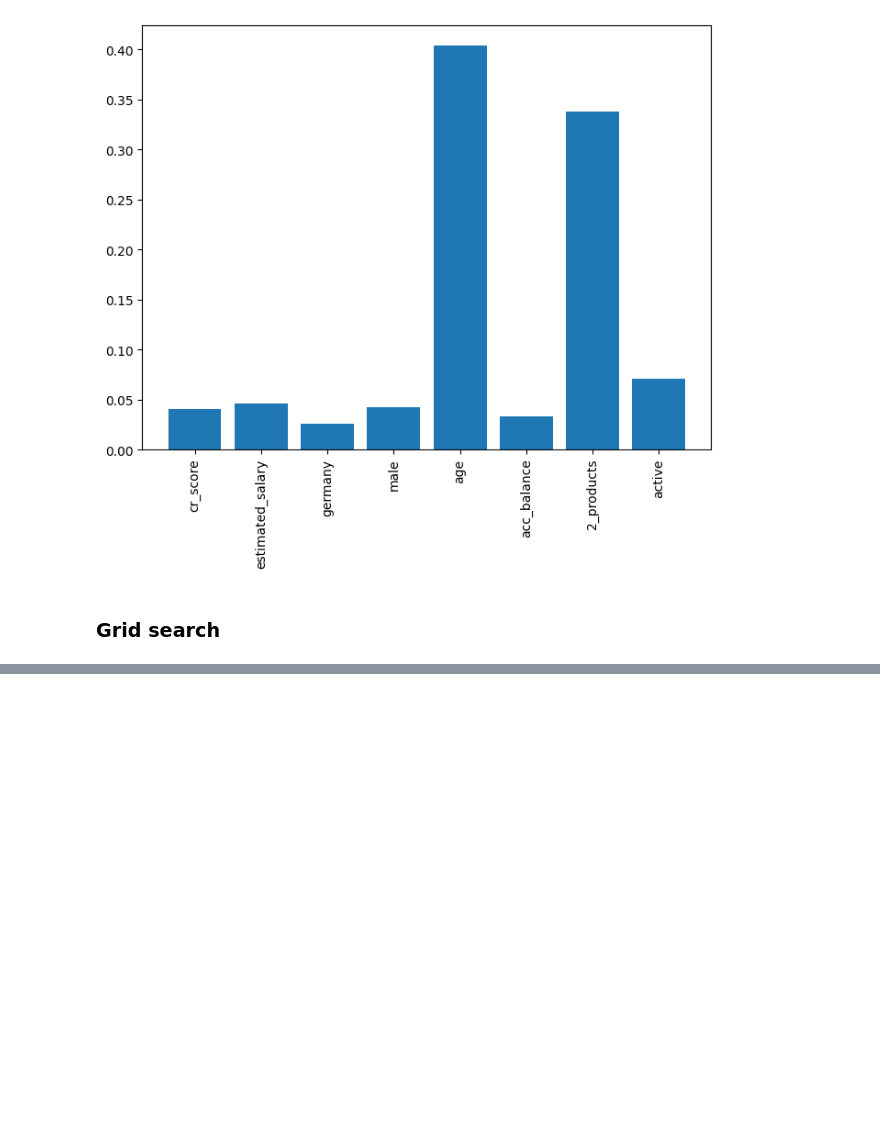
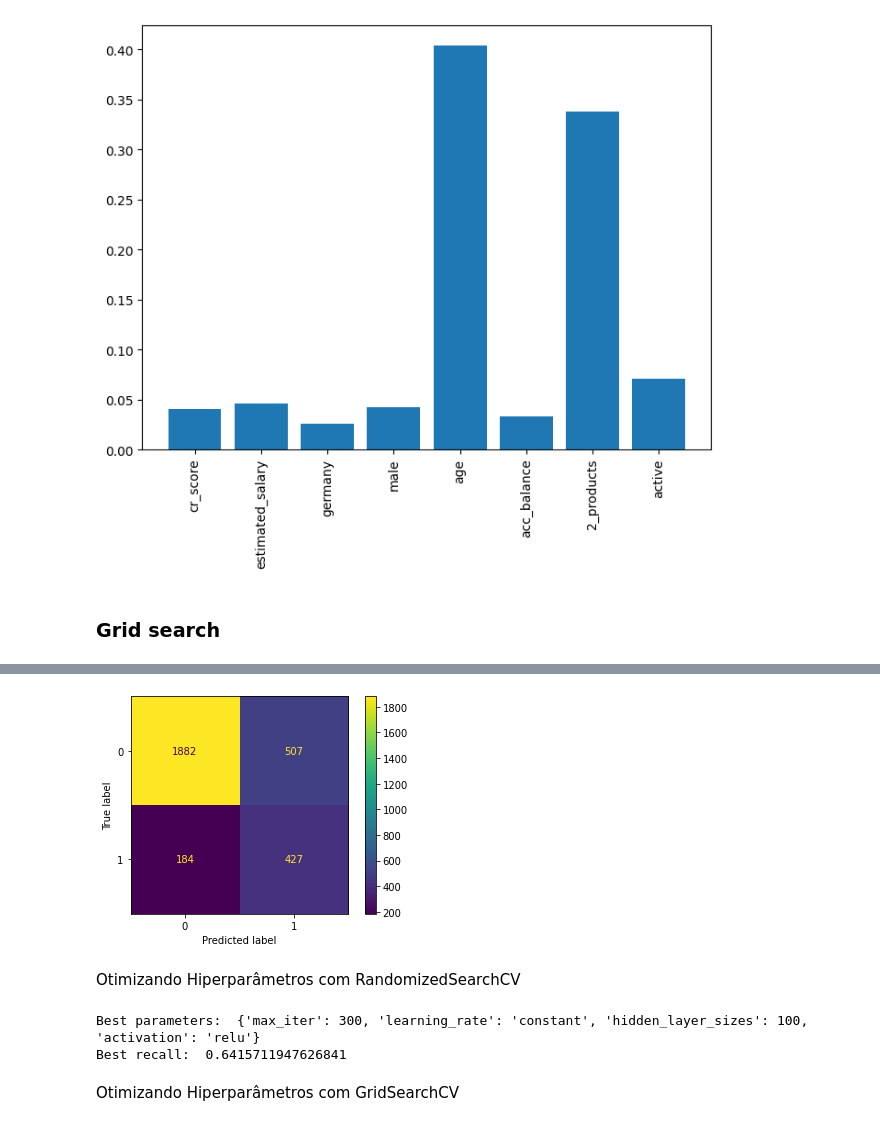
Before and after one commit to castroavila/machine_learning_i, a Jupyter notebook: projeto_aplicado.ipynb, the cells around one changed output, grey strips where cells are left out. Saved outputs shown, nothing was run; the diff lists cells and outputs as text; code cells hidden in the pictures; blank space fills up the shorter version.

```diff
--- a/projeto_aplicado.ipynb
+++ b/projeto_aplicado.ipynb
@@ -299,0 +302,7 @@ print('Best recall: ', best_recall)
+# %%
+from sklearn.neural_network import MLPClassifier
+
+mlp = MLPClassifier()
+mlp.fit(X_train_ov, y_train_ov)
+mlp_pred = mlp.predict(X_test_df)
+print(classification_report(y_test, mlp_pred))
@@ -299,0 +318,32 @@ print('Best recall: ', best_recall)
+# %%
+from sklearn.metrics import confusion_matrix, ConfusionMatrixDisplay
+
+ConfusionMatrixDisplay(confusion_matrix=confusion_matrix(y_test, mlp_pred)).plot()
+plt.show()
+# %% [output]
+[figure, added]
+# %% [markdown]
+Otimizando Hiperparâmetros com RandomizedSearchCV
+# %%
+from sklearn.model_selection import RandomizedSearchCV
+
+params = {
+    'hidden_layer_sizes' : [100, 200, 300],
+    'activation' : ['identity', 'logistic', 'tanh', 'relu'],
+    'learning_rate' : ['constant', 'invscaling', 'adaptive'],
+    'max_iter' : [100, 200, 300, 500]
+}
+
+random_search = RandomizedSearchCV(MLPClassifier(), params, n_iter=100, scoring='recall', cv=5, n_jobs = 3, random_state=42)
+random_search.fit(X_train_ov, y_train_ov)
+
+best_params = random_search.best_params_
+print('Best parameters: ', best_params)
+
+best_recall = random_search.score(X_test_df, y_test)
+print('Best recall: ', best_recall)
+# %% [output]
+Best parameters:  {'max_iter': 300, 'learning_rate': 'constant', 'hidden_layer_sizes': 100, 'activation': 'relu'}
+Best recall:  0.6415711947626841
+# %% [markdown]
+Otimizando Hiperparâmetros com GridSearchCV
```
Also changed, not shown: parts of 9 cells of this notebook.
